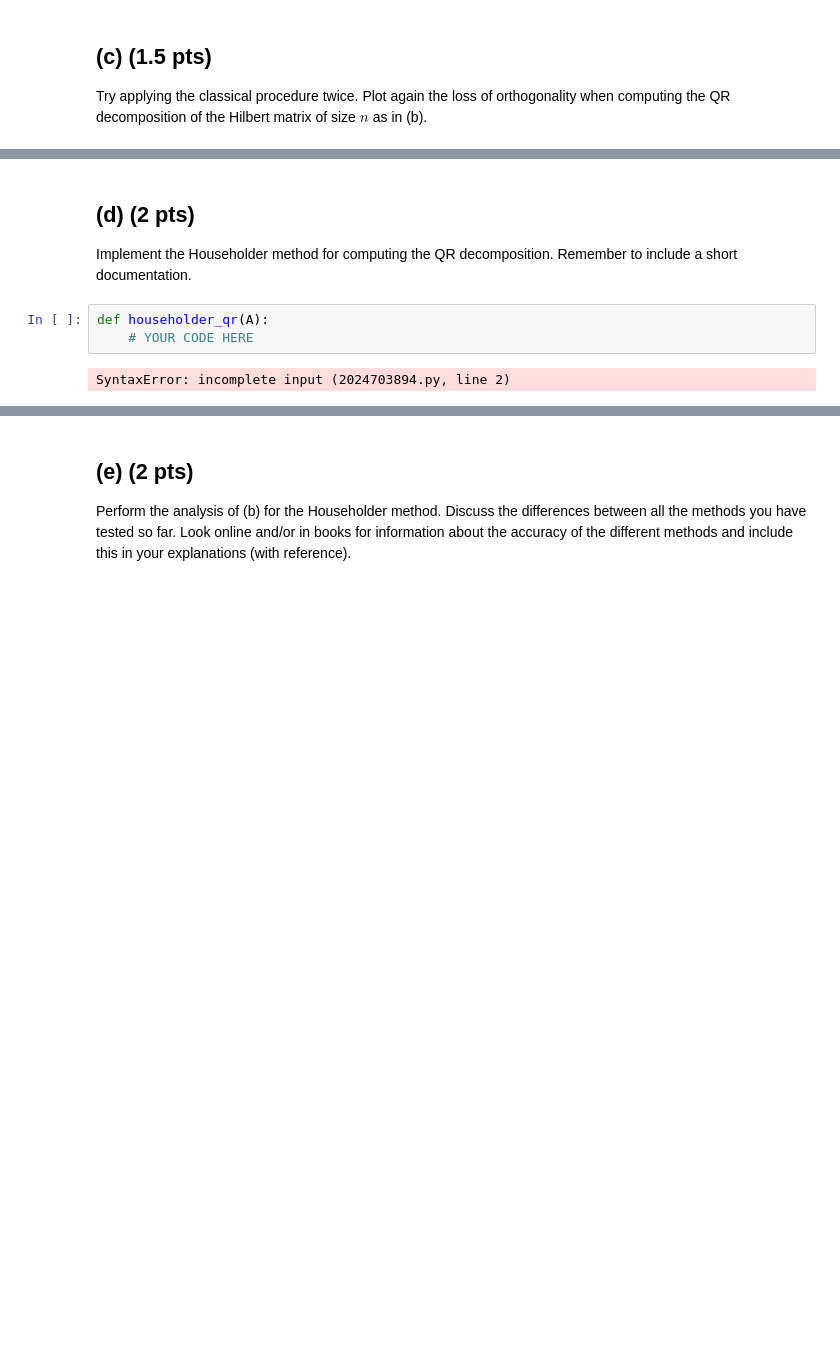
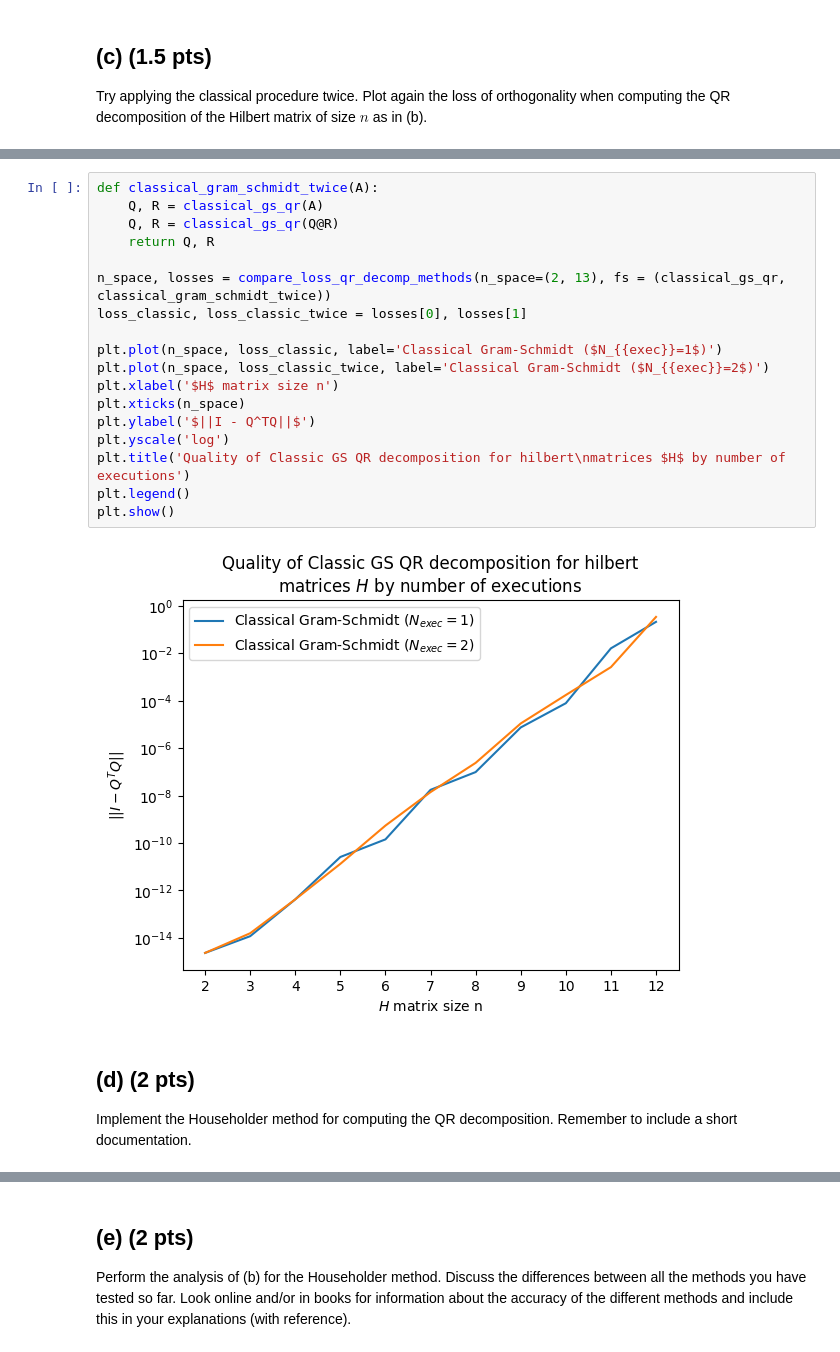
Before and after one commit to jonas4climate/na-assignment1, a Jupyter notebook: hw3_2023.ipynb, the cells around one changed output, grey strips where cells are left out. Saved outputs shown, nothing was run; the diff lists cells and outputs as text; blank space fills up the shorter version.

```diff
--- a/hw3_2023.ipynb
+++ b/hw3_2023.ipynb
@@ -85,8 +190,23 @@ Try applying the classical procedure twice. Plot again the loss of orthogonality
+# %%
+def classical_gram_schmidt_twice(A):
+    Q, R = classical_gs_qr(A)
+    Q, R = classical_gs_qr(Q@R)
+    return Q, R
+
+n_space, losses = compare_loss_qr_decomp_methods(n_space=(2, 13), fs = (classical_gs_qr, classical_gram_schmidt_twice))
+loss_classic, loss_classic_twice = losses[0], losses[1]
+
+plt.plot(n_space, loss_classic, label='Classical Gram-Schmidt ($N_{{exec}}=1$)')
+plt.plot(n_space, loss_classic_twice, label='Classical Gram-Schmidt ($N_{{exec}}=2$)')
+plt.xlabel('$H$ matrix size n')
+plt.xticks(n_space)
+plt.ylabel('$||I - Q^TQ||$')
+plt.yscale('log')
+plt.title('Quality of Classic GS QR decomposition for hilbert\nmatrices $H$ by number of executions')
+plt.legend()
+plt.show()
+# %% [output]
+[figure, added]
 # %% [markdown]
 ## (d) (2 pts)
 Implement the Householder method for computing the QR decomposition. Remember to include a short documentation.
-# %%
-def householder_qr(A):
-    # YOUR CODE HERE
-# %% [output]
-SyntaxError: incomplete input (2024703894.py, line 2)
```
Also changed, not shown: parts of 13 cells of this notebook.
